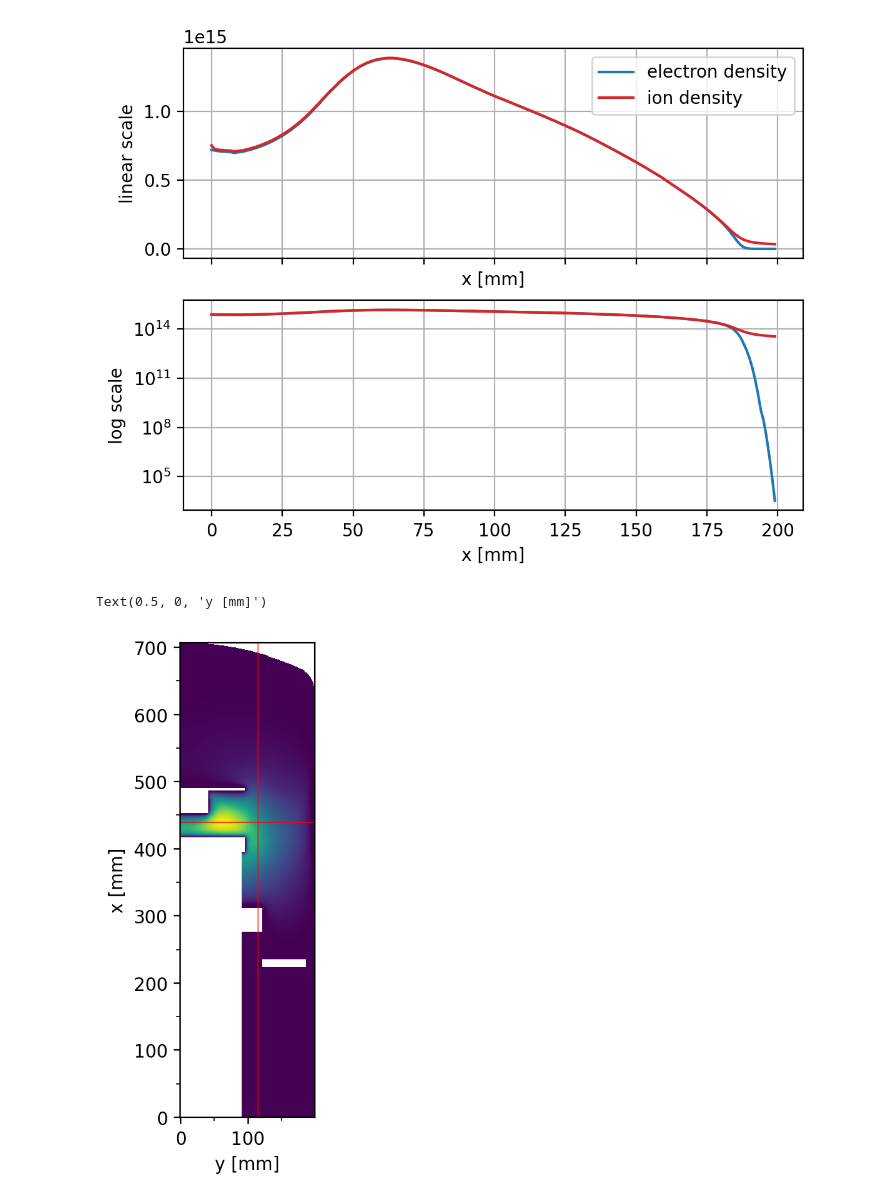
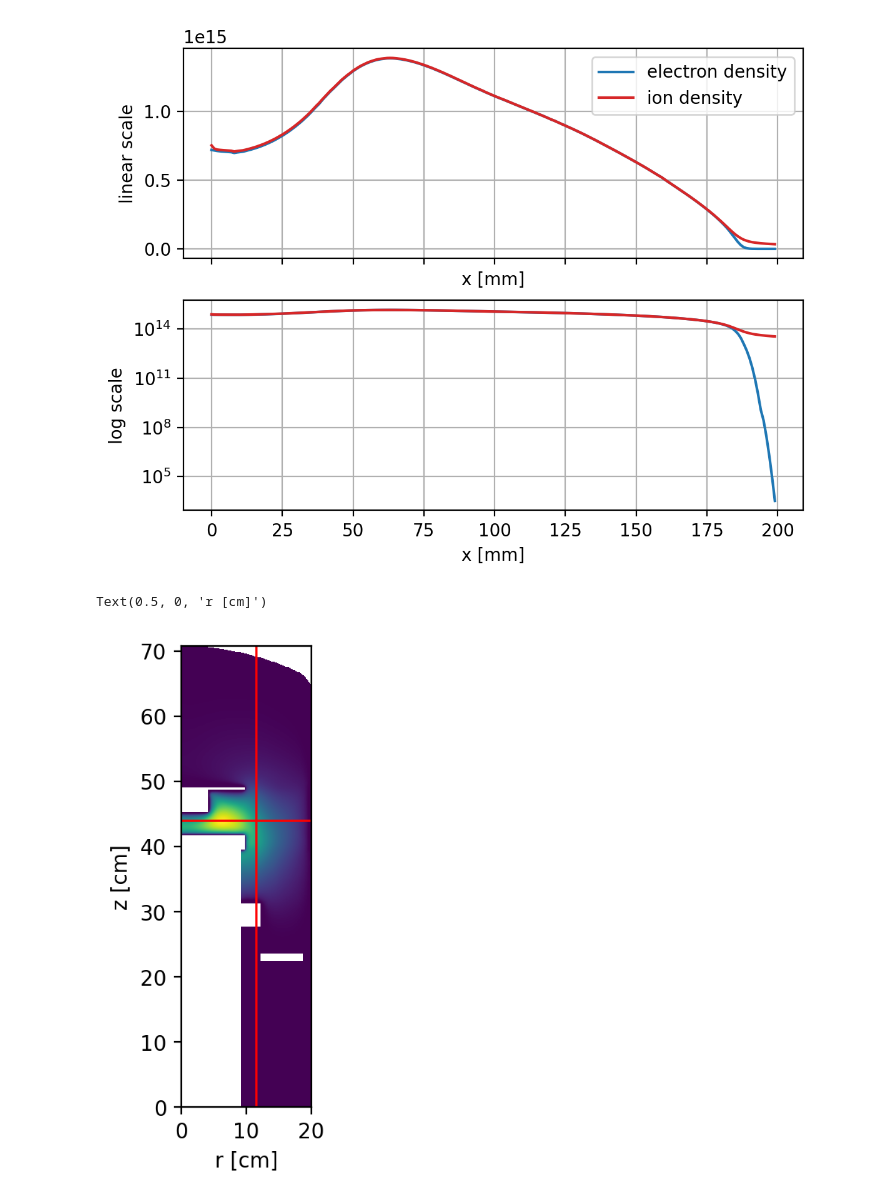
Before and after one commit to jarltc/2d-discharge-nn, a Jupyter notebook: torch/line_profile_test.ipynb, the cells around one changed output. Cells and saved outputs as stored; diff of their text form; code cells hidden in the pictures.

```diff
--- a/torch/line_profile_test.ipynb
+++ b/torch/line_profile_test.ipynb
@@ -100,19 +84,19 @@ Text(0.5, 0, 'x [mm]')
 # %%
 import matplotlib.ticker as ticker
 
 ds = xr.open_dataset(data)
-ne = ds['Ne (#/m^-3)'].sel(V=300, P=60).values
+ne = ds['Ne (#/m^-3)'].sel(V=300, P=60).values  # this uses test_set.nc
 
-fig, ax = plt.subplots(dpi=200)
-ax.imshow(ne, origin='lower')
-ax.axhline(y=440, color='red', linewidth=0.5)
-ax.axvline(x=115, color='red', linewidth=0.5)
+fig, ax = plt.subplots(figsize=(5,4), dpi=200)
+ax.imshow(ne, origin='lower', extent = [0, 20, 0, 70.7], aspect='equal')
+ax.axhline(y=44, color='red', linewidth=1)
+ax.axvline(x=11.5, color='red', linewidth=1)
 
 ax.xaxis.set_minor_locator(ticker.MultipleLocator(50))
 ax.yaxis.set_minor_locator(ticker.MultipleLocator(50))
 
-ax.set_ylabel('x [mm]')
-ax.set_xlabel('y [mm]')
+ax.set_ylabel('z [cm]')
+ax.set_xlabel('r [cm]')
 # %% [output]
-Text(0.5, 0, 'y [mm]')
+Text(0.5, 0, 'r [cm]')
-[figure, old version]
+[figure, new version]
```
Also changed, not shown: parts of 1 cell of this notebook.
